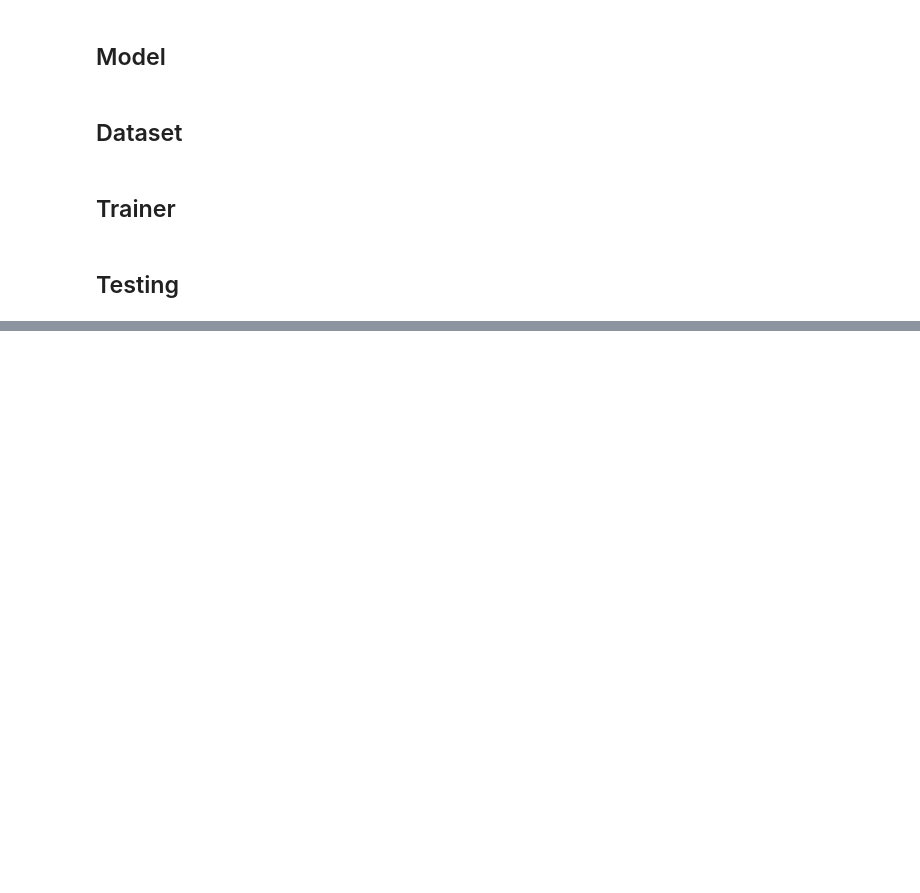
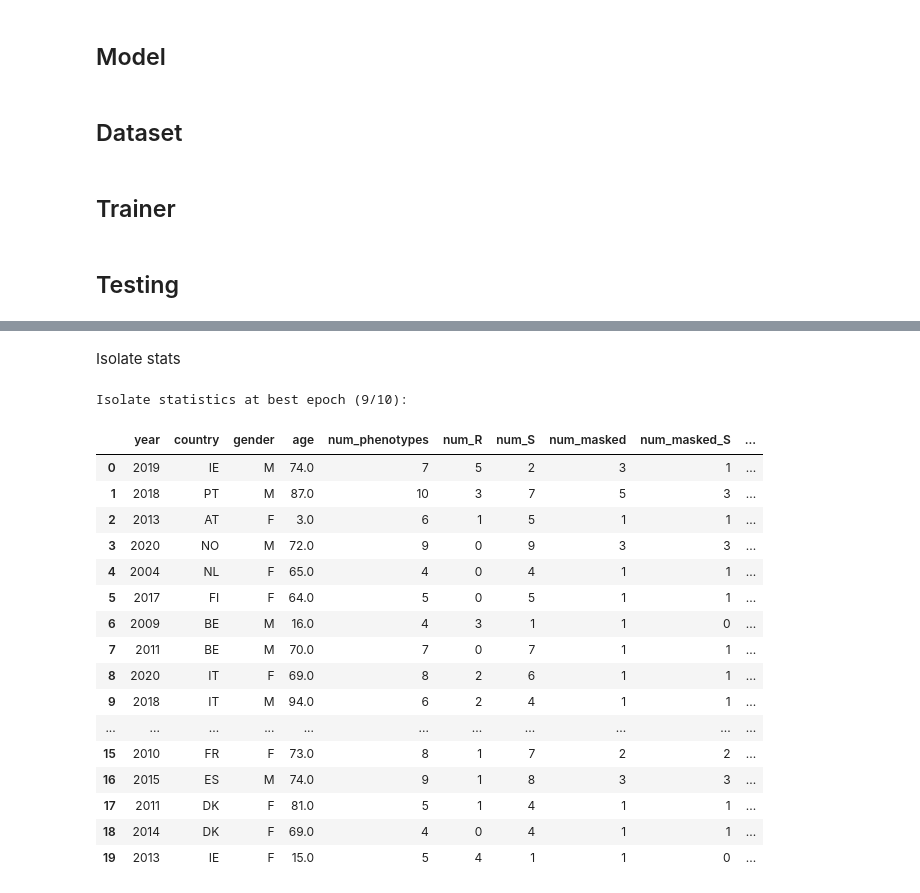
Before and after one commit to jespeols/ARFusion, a Jupyter notebook: code/dire.ipynb, the cells around one changed output, grey strips where cells are left out. Drawn from its saved outputs; the diff is of its cells as text; code cells hidden in the pictures; blank space fills up the shorter version.

Commit message:
implemented evaluation stats for antibiotics and isolates

```diff
--- a/code/dire.ipynb
+++ b/code/dire.ipynb
@@ -850,7 +923,7 @@ class BertPhenoTrainer(nn.Module):
 # %%
 print("Loading dataset...")
 ds = pd.read_pickle(config['data']['load_path'])
-# ds = ds.iloc[:10000]
+# ds = ds.iloc[:20000]
 num_samples = ds.shape[0]
 print(f"Number of samples: {num_samples:,}")
 
@@ -885,18 +958,15 @@ test_set = PhenotypeDataset(ds.iloc[test_indices], vocab, antibiotics, specials,
                             # include_sequences=True
                             )
 
-# os.environ['WANDB_MODE'] = 'disabled' # 'dryrun' or 'run' or 'offline' or 'disabled' or 'online'
-os.environ['WANDB_MODE'] = 'online' # 'dryrun' or 'run' or 'offline' or 'disabled' or 'online'
+os.environ['WANDB_MODE'] = config['wandb_mode']
 
 print("Loading model...")
-config['name'] = "test_new_code_12layers"
-config['batch_size'] = 32
-config['emb_dim'] = 512
-config['hidden_dim'] = 512
+config['name'] = "test_new_code"
+config['batch_size'] = 64
 config['num_heads'] = 4
-config['num_layers'] = 12
+config['num_layers'] = 4
 config['epochs'] = 10
-config['print_progress_every'] = 3000
+config['print_progress_every'] = 1500
 bert = PhenoBERT(config, vocab_size, antibiotics).to(device)
 trainer = BertPhenoTrainer(
     config=config,
@@ -910,7 +980,7 @@ trainer = BertPhenoTrainer(
 
 trainer.print_model_summary()
 trainer.print_trainer_summary()
-trainer()
+ab_stats, iso_stats, best_epoch = trainer()
 print("Done!")
 # %% [output]
 Loading dataset...
@@ -957,0 +1049,24 @@ Done!
+# %% [markdown]
+Isolate stats
+# %%
+print(f"Isolate statistics at best epoch ({best_epoch}/{config['epochs']}):")
+iso_stats[best_epoch].head(n=20)
+# %% [output]
+Isolate statistics at best epoch (9/10):
+|  | year | country | gender | age | num_phenotypes | num_R | num_S | num_masked | num_masked_S | ... |
+| 0 | 2019 | IE | M | 74.0 | 7 | 5 | 2 | 3 | 1 | ... |
+| 1 | 2018 | PT | M | 87.0 | 10 | 3 | 7 | 5 | 3 | ... |
+| 2 | 2013 | AT | F | 3.0 | 6 | 1 | 5 | 1 | 1 | ... |
+| 3 | 2020 | NO | M | 72.0 | 9 | 0 | 9 | 3 | 3 | ... |
+| 4 | 2004 | NL | F | 65.0 | 4 | 0 | 4 | 1 | 1 | ... |
+| 5 | 2017 | FI | F | 64.0 | 5 | 0 | 5 | 1 | 1 | ... |
+| 6 | 2009 | BE | M | 16.0 | 4 | 3 | 1 | 1 | 0 | ... |
+| 7 | 2011 | BE | M | 70.0 | 7 | 0 | 7 | 1 | 1 | ... |
+| 8 | 2020 | IT | F | 69.0 | 8 | 2 | 6 | 1 | 1 | ... |
+| 9 | 2018 | IT | M | 94.0 | 6 | 2 | 4 | 1 | 1 | ... |
+| ... | ... | ... | ... | ... | ... | ... | ... | ... | ... | ... |
+| 15 | 2010 | FR | F | 73.0 | 8 | 1 | 7 | 2 | 2 | ... |
+| 16 | 2015 | ES | M | 74.0 | 9 | 1 | 8 | 3 | 3 | ... |
+| 17 | 2011 | DK | F | 81.0 | 5 | 1 | 4 | 1 | 1 | ... |
+| 18 | 2014 | DK | F | 69.0 | 4 | 0 | 4 | 1 | 1 | ... |
+| 19 | 2013 | IE | F | 15.0 | 5 | 4 | 1 | 1 | 0 | ... |
```
Also changed, not shown: parts of 5 cells of this notebook, 5 other files.
